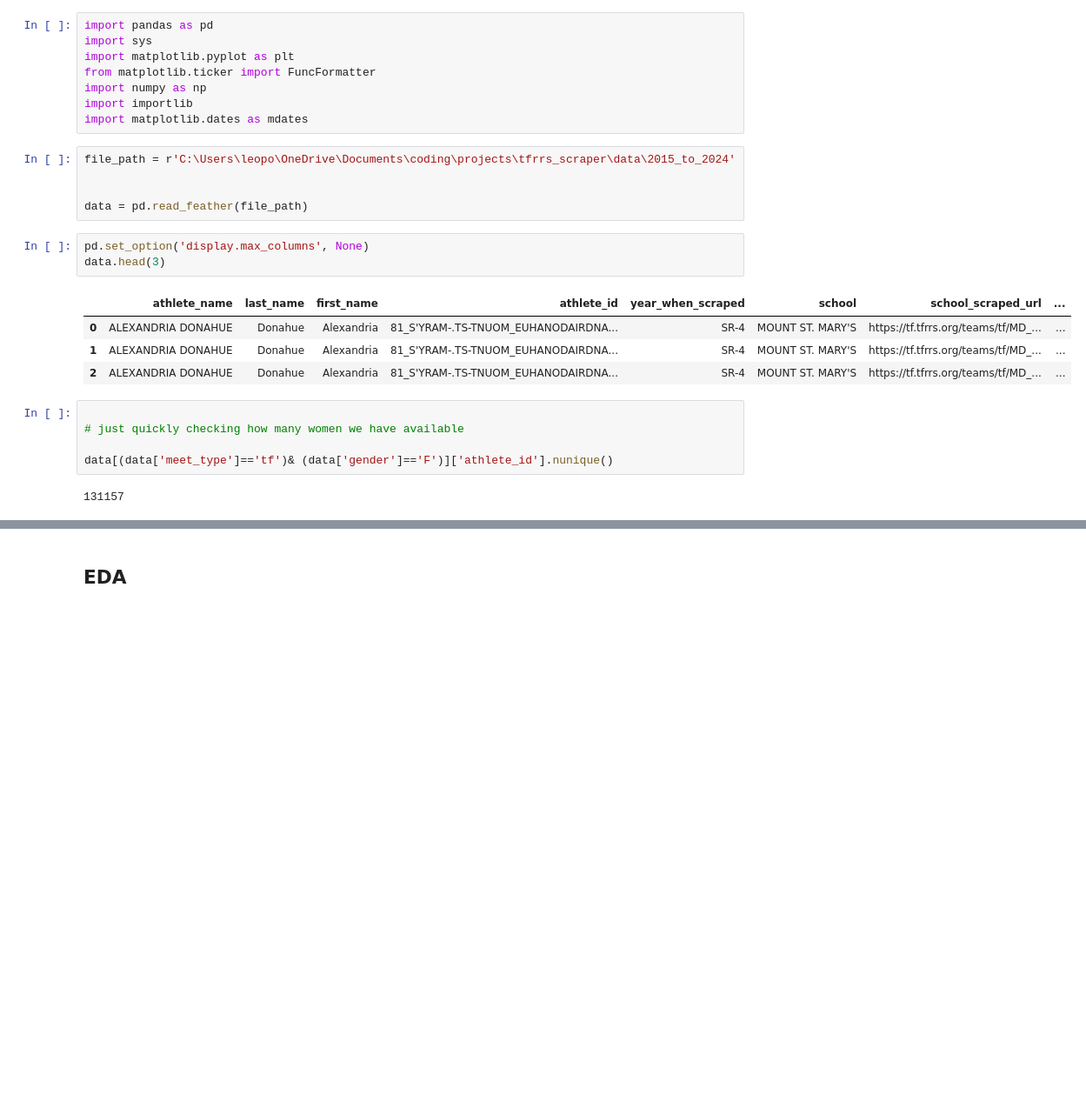
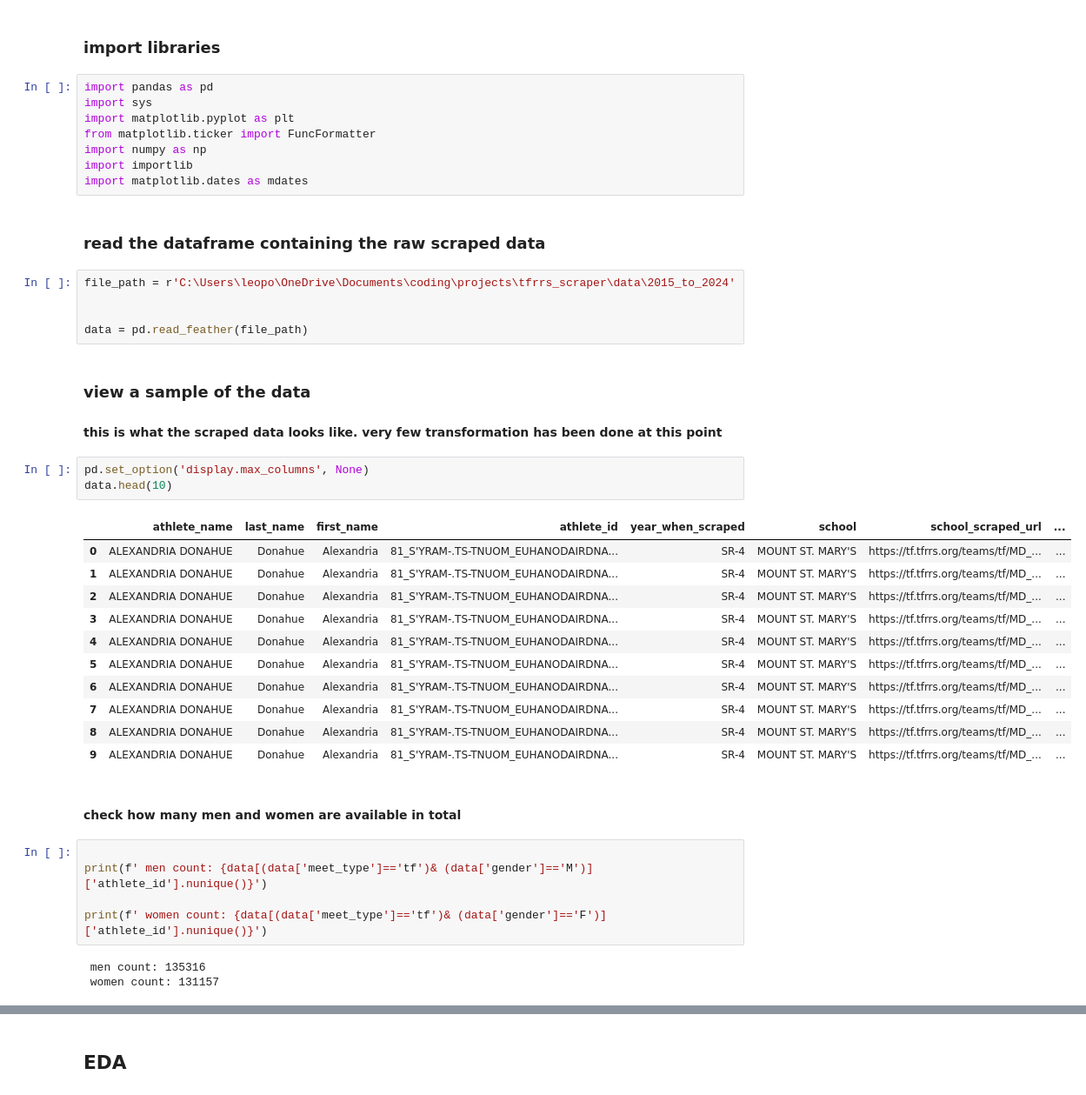
Before and after one commit to stanski901/5k_predictor, a Jupyter notebook: working_file.ipynb, the cells around one changed output, grey strips where cells are left out. Shown: that part at 87% size. Drawn from its saved outputs; the diff is of its cells as text; blank space fills up the shorter version.

```diff
--- a/working_file.ipynb
+++ b/working_file.ipynb
@@ -1,3 +5,5 @@
+# %% [markdown]
+### import libraries
 # %%
 import pandas as pd
 import sys
@@ -6,23 +12,38 @@ from matplotlib.ticker import FuncFormatter
 import numpy as np
 import importlib
 import matplotlib.dates as mdates
+# %% [markdown]
+### read the dataframe containing the raw scraped data
 # %%
 file_path = r'C:\Users\leopo\OneDrive\Documents\coding\projects\tfrrs_scraper\data\2015_to_2024'
 
 
 data = pd.read_feather(file_path)
+# %% [markdown]
+### view a sample of the data
+#### this is what the scraped data looks like. very few transformation has been done at this point
 # %%
 pd.set_option('display.max_columns', None)
-data.head(3)
+data.head(10)
 # %% [output]
 |  | athlete_name | last_name | first_name | athlete_id | year_when_scraped | school | school_scraped_url | ... |
 | 0 | ALEXANDRIA DONAHUE | Donahue | Alexandria | 81_S'YRAM-.TS-TNUOM_EUHANODAIRDNA... | SR-4 | MOUNT ST. MARY'S | https://tf.tfrrs.org/teams/tf/MD_... | ... |
 | 1 | ALEXANDRIA DONAHUE | Donahue | Alexandria | 81_S'YRAM-.TS-TNUOM_EUHANODAIRDNA... | SR-4 | MOUNT ST. MARY'S | https://tf.tfrrs.org/teams/tf/MD_... | ... |
 | 2 | ALEXANDRIA DONAHUE | Donahue | Alexandria | 81_S'YRAM-.TS-TNUOM_EUHANODAIRDNA... | SR-4 | MOUNT ST. MARY'S | https://tf.tfrrs.org/teams/tf/MD_... | ... |
+| 3 | ALEXANDRIA DONAHUE | Donahue | Alexandria | 81_S'YRAM-.TS-TNUOM_EUHANODAIRDNA... | SR-4 | MOUNT ST. MARY'S | https://tf.tfrrs.org/teams/tf/MD_... | ... |
+| 4 | ALEXANDRIA DONAHUE | Donahue | Alexandria | 81_S'YRAM-.TS-TNUOM_EUHANODAIRDNA... | SR-4 | MOUNT ST. MARY'S | https://tf.tfrrs.org/teams/tf/MD_... | ... |
+| 5 | ALEXANDRIA DONAHUE | Donahue | Alexandria | 81_S'YRAM-.TS-TNUOM_EUHANODAIRDNA... | SR-4 | MOUNT ST. MARY'S | https://tf.tfrrs.org/teams/tf/MD_... | ... |
+| 6 | ALEXANDRIA DONAHUE | Donahue | Alexandria | 81_S'YRAM-.TS-TNUOM_EUHANODAIRDNA... | SR-4 | MOUNT ST. MARY'S | https://tf.tfrrs.org/teams/tf/MD_... | ... |
+| 7 | ALEXANDRIA DONAHUE | Donahue | Alexandria | 81_S'YRAM-.TS-TNUOM_EUHANODAIRDNA... | SR-4 | MOUNT ST. MARY'S | https://tf.tfrrs.org/teams/tf/MD_... | ... |
+| 8 | ALEXANDRIA DONAHUE | Donahue | Alexandria | 81_S'YRAM-.TS-TNUOM_EUHANODAIRDNA... | SR-4 | MOUNT ST. MARY'S | https://tf.tfrrs.org/teams/tf/MD_... | ... |
+| 9 | ALEXANDRIA DONAHUE | Donahue | Alexandria | 81_S'YRAM-.TS-TNUOM_EUHANODAIRDNA... | SR-4 | MOUNT ST. MARY'S | https://tf.tfrrs.org/teams/tf/MD_... | ... |
+# %% [markdown]
+#### check how many men and women are available in total
 # %%
 
-# just quickly checking how many women we have available
+print(f' men count: {data[(data['meet_type']=='tf')& (data['gender']=='M')]['athlete_id'].nunique()}')
 
-data[(data['meet_type']=='tf')& (data['gender']=='F')]['athlete_id'].nunique()
+print(f' women count: {data[(data['meet_type']=='tf')& (data['gender']=='F')]['athlete_id'].nunique()}')
 # %% [output]
-131157
+ men count: 135316
+ women count: 131157
```
Also changed, not shown: parts of 47 cells of this notebook.
